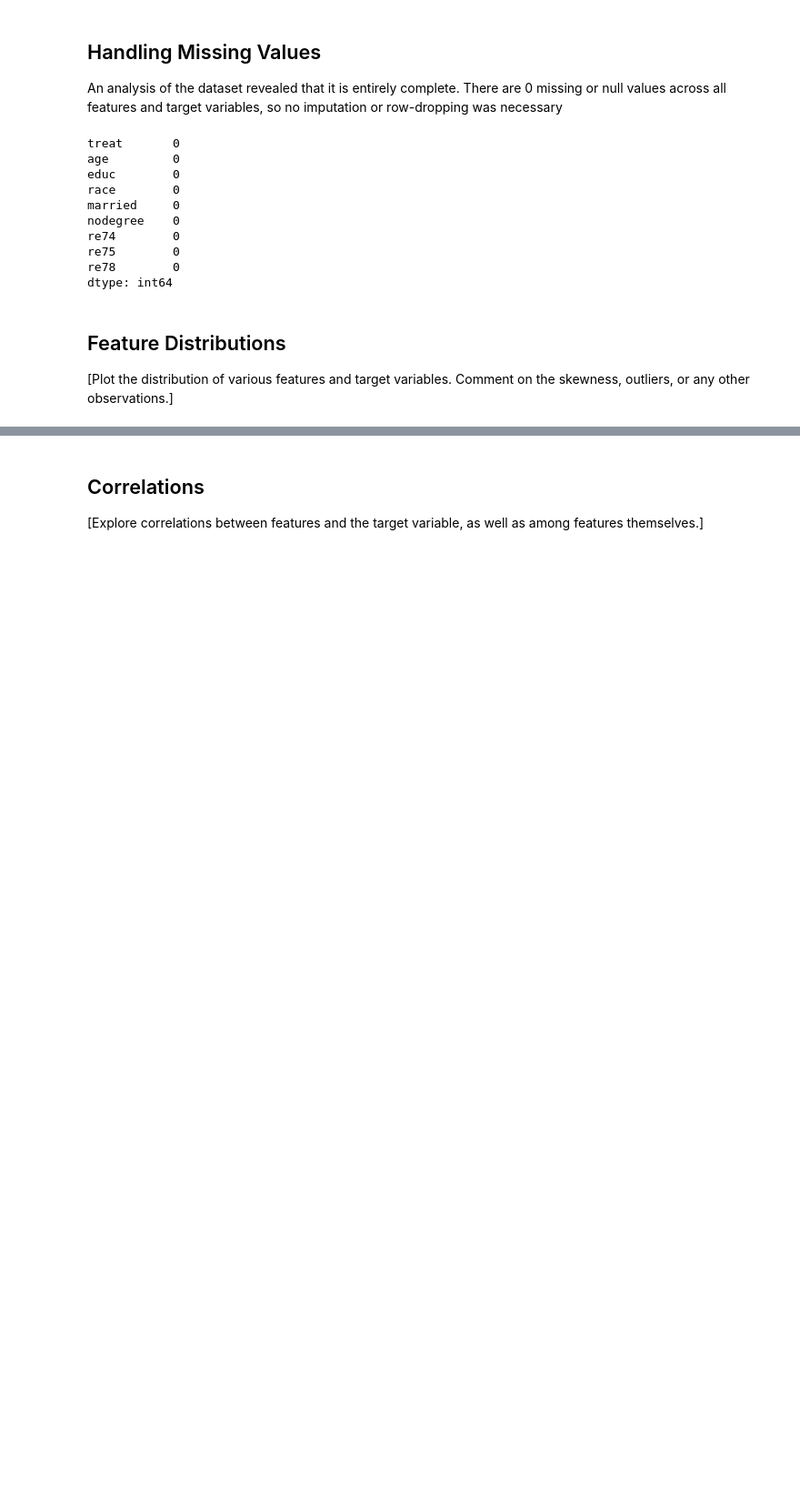
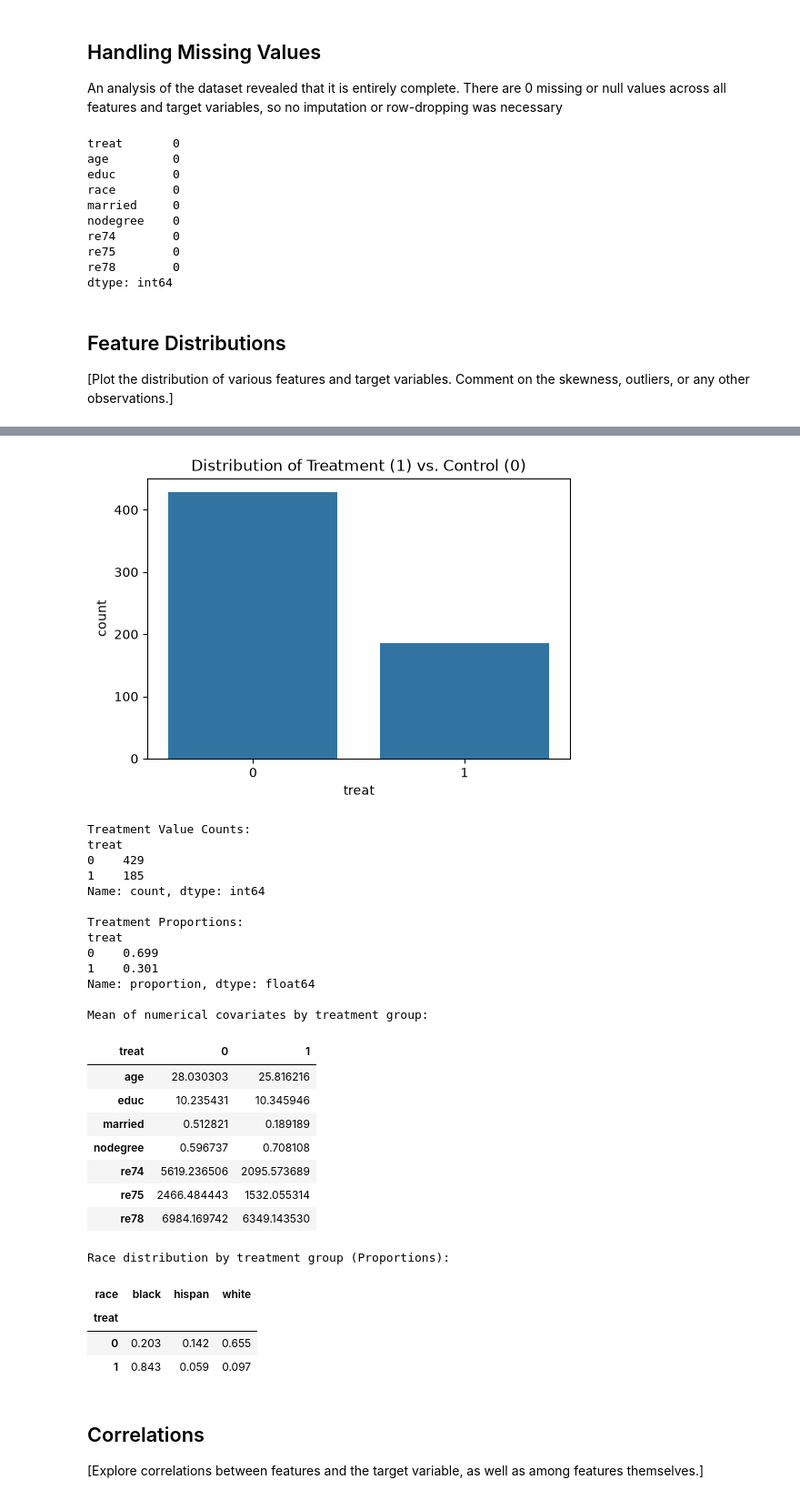
Before and after one commit to ChetnaLourembam/Causal-Inference-Machine-Learning-Project, a Jupyter notebook: 1_DatasetCharacteristics/exploratory_data_analysis.ipynb, the cells around one changed output, grey strips where cells are left out. Shown at 91% size. Drawn from its saved outputs; the diff is of its cells as text; code cells hidden in the pictures; blank space fills up the shorter version.

```diff
--- a/1_DatasetCharacteristics/exploratory_data_analysis.ipynb
+++ b/1_DatasetCharacteristics/exploratory_data_analysis.ipynb
@@ -138,3 +151,55 @@ plt.show()
+# %%
+# 1. Checking for class imbalance in the treatment assignment
+plt.figure(figsize=(6, 4))
+sns.countplot(x='treat', data=df)
+plt.title('Distribution of Treatment (1) vs. Control (0)')
+plt.show()
+
+print("Treatment Value Counts:")
+print(df['treat'].value_counts())
+print("\nTreatment Proportions:")
+print(df['treat'].value_counts(normalize=True).round(3))
+
+# 2. Checking covariate balance (bias between treatment and control groups)
+# This shows if the treated and control groups look similar prior to the intervention.
+# We use numeric_only=True to safely calculate means for numeric columns only.
+covariate_balance = df.groupby('treat').mean(numeric_only=True).T
+print("\nMean of numerical covariates by treatment group:")
+display(covariate_balance)
+
+# 3. Checking categorical balance (e.g., race) across treatment groups
+if 'race' in df.columns:
+    print("\nRace distribution by treatment group (Proportions):")
+    race_balance = pd.crosstab(df['treat'], df['race'], normalize='index').round(3)
+    display(race_balance)
+# %% [output]
+[figure, added]
+Treatment Value Counts:
+treat
+0    429
+1    185
+Name: count, dtype: int64
+
+Treatment Proportions:
+treat
+0    0.699
+1    0.301
+Name: proportion, dtype: float64
+
+Mean of numerical covariates by treatment group:
+| treat | 0 | 1 |
+| age | 28.030303 | 25.816216 |
+| educ | 10.235431 | 10.345946 |
+| married | 0.512821 | 0.189189 |
+| nodegree | 0.596737 | 0.708108 |
+| re74 | 5619.236506 | 2095.573689 |
+| re75 | 2466.484443 | 1532.055314 |
+| re78 | 6984.169742 | 6349.143530 |
+Race distribution by treatment group (Proportions):
+| race | black | hispan | white |
+| treat |  |  |  |
+| 0 | 0.203 | 0.142 | 0.655 |
+| 1 | 0.843 | 0.059 | 0.097 |
 # %% [markdown]
 ## Correlations
 
```
Also changed, not shown: parts of 6 cells of this notebook.
